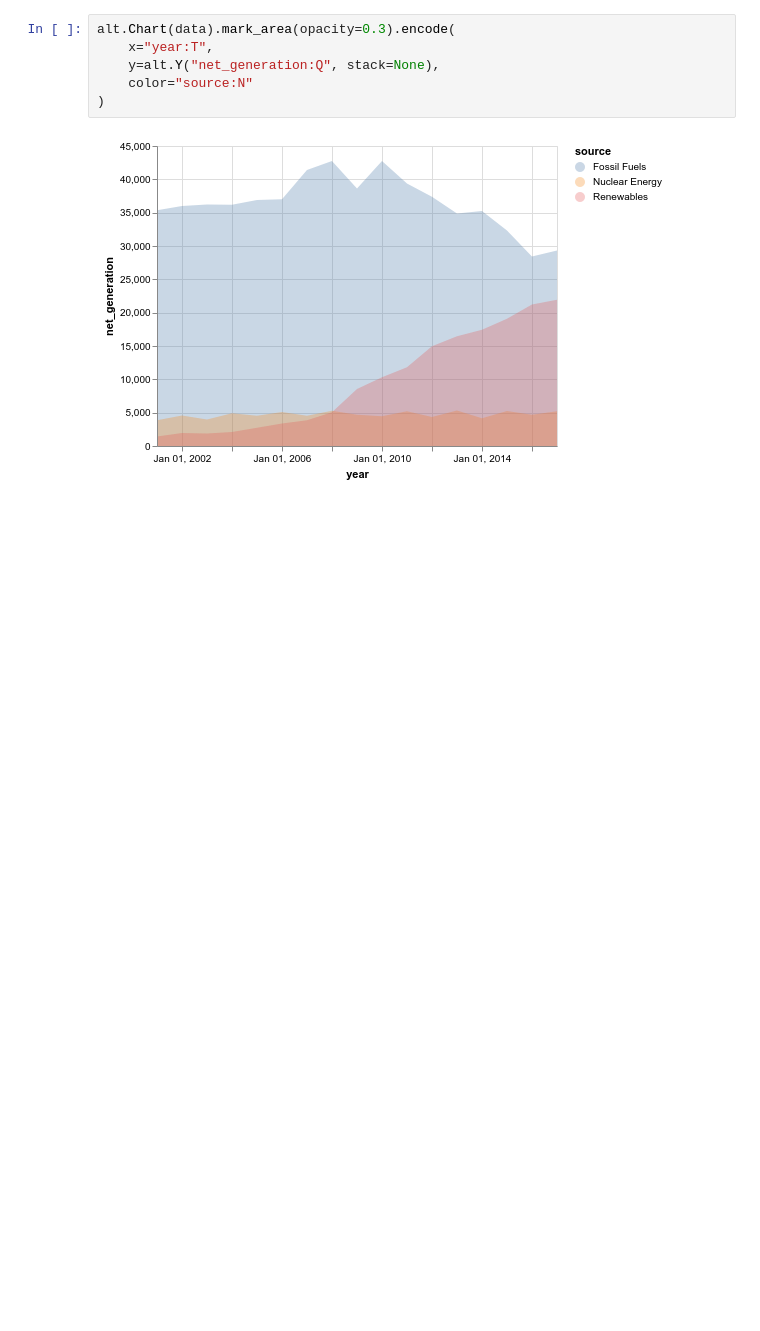
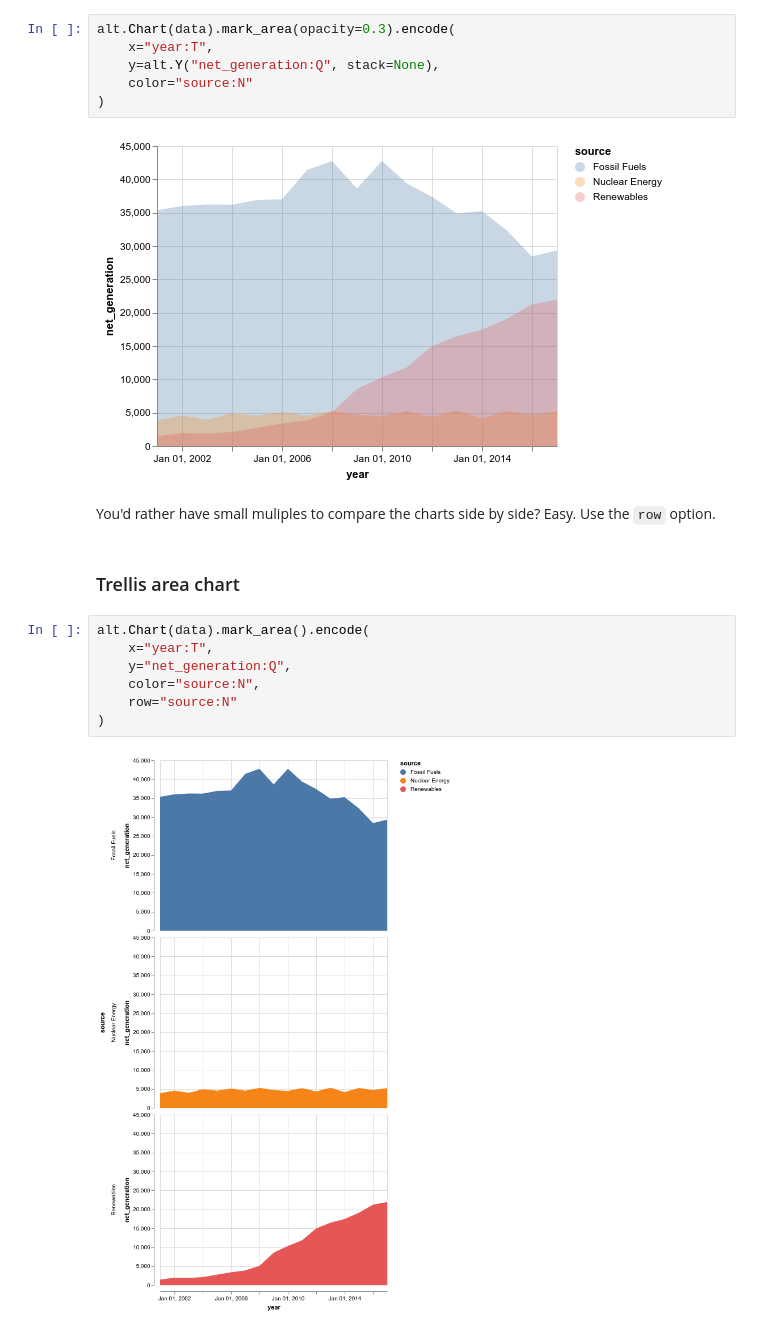
Before and after one commit to datadesk/altair-area-examples, a Jupyter notebook: notebook.ipynb, the cells around one changed output. Drawn from its saved outputs; the diff is of its cells as text; blank space fills up the shorter version.

```diff
--- a/notebook.ipynb
+++ b/notebook.ipynb
@@ -59,3 +69,16 @@ alt.Chart(data).mark_area(opacity=0.3).encode(
 )
 # %% [output]
 [figure]
+# %% [markdown]
+You'd rather have small muliples to compare the charts side by side? Easy. Use the `row` option.
+# %% [markdown]
+### Trellis area chart
+# %%
+alt.Chart(data).mark_area().encode(
+    x="year:T",
+    y="net_generation:Q",
+    color="source:N",
+    row="source:N"
+)
+# %% [output]
+[figure, added]
```
Also changed, not shown: parts of 24 cells of this notebook, 2 other files.
